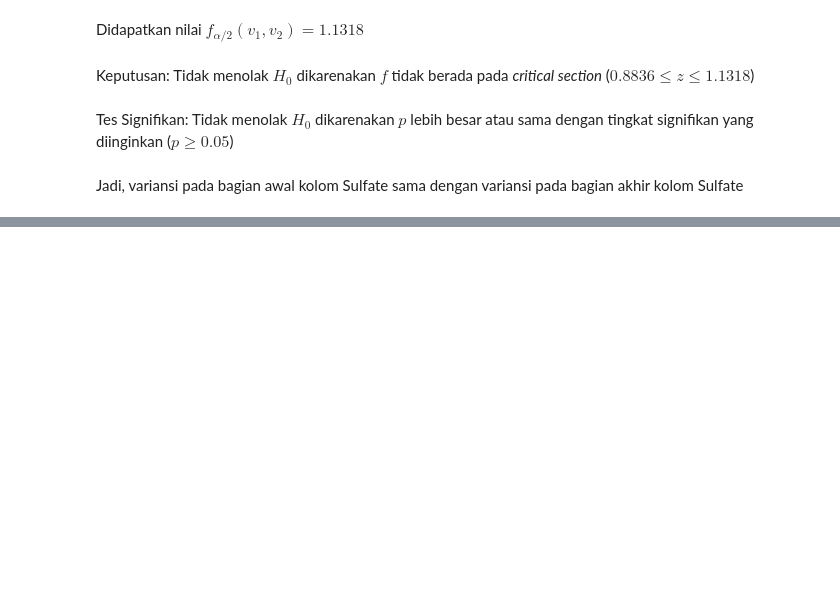
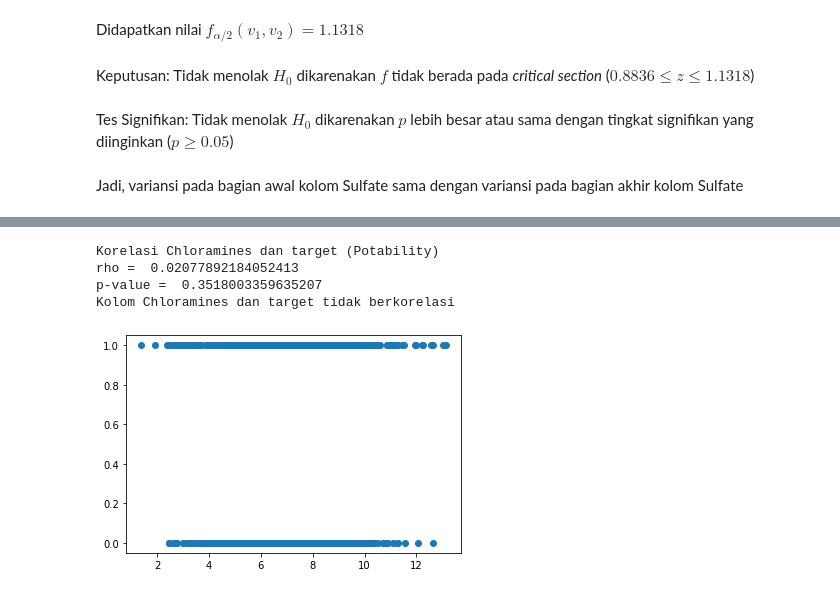
Before and after one commit to airathalca/IF2220-TUBES1, a Jupyter notebook: main.ipynb, the cells around one changed output, grey strips where cells are left out. Cells and saved outputs as stored; diff of their text form; code cells hidden in the pictures; blank space fills up the shorter version.

```diff
--- a/main.ipynb
+++ b/main.ipynb
@@ -741,0 +799,8 @@ Jadi, variansi pada bagian awal kolom Sulfate sama dengan variansi pada bagian a
+# %%
+no6("Chloramines")
+# %% [output]
+Korelasi Chloramines dan target (Potability)
+rho =  0.02077892184052413
+p-value =  0.3518003359635207
+Kolom Chloramines dan target tidak berkorelasi
+[figure, added]
```
Also changed, not shown: parts of 11 cells of this notebook.
